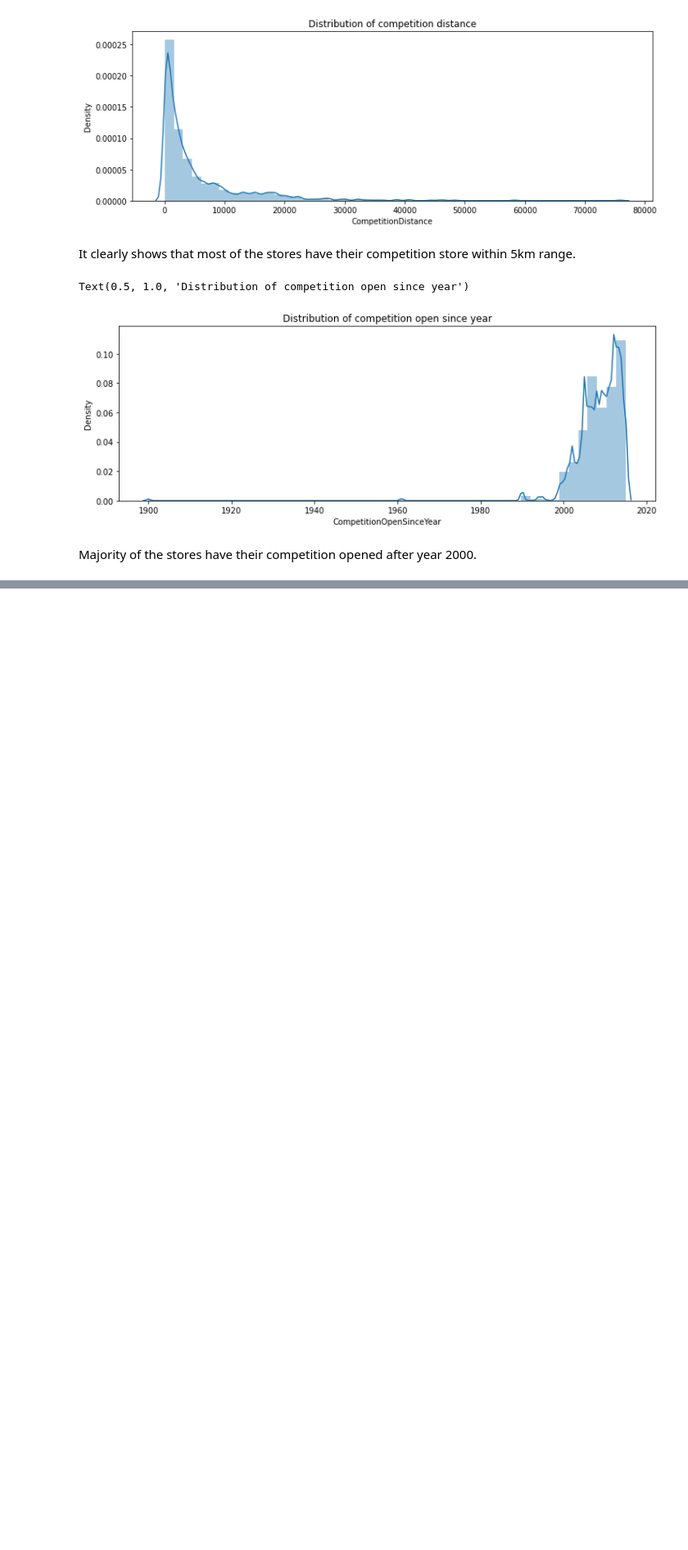
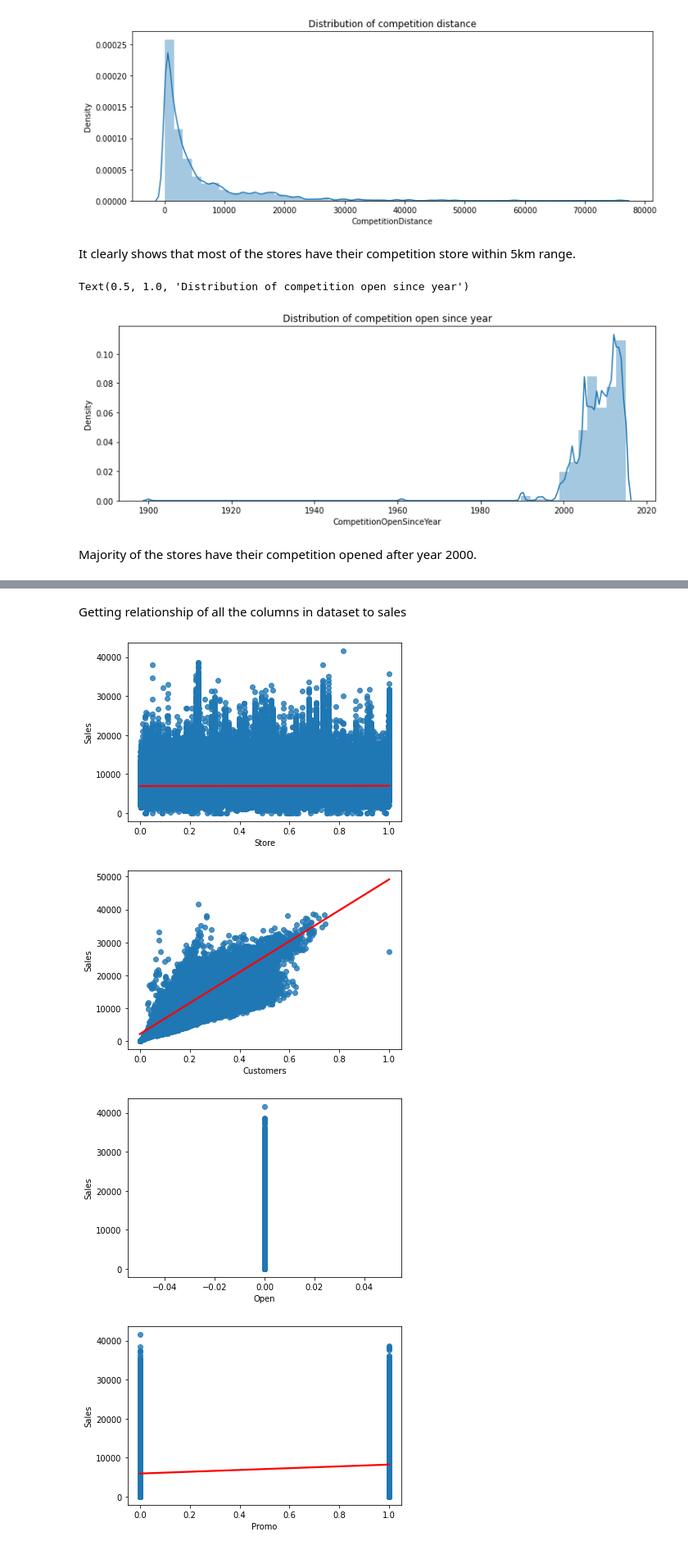
Before and after one commit to vak1997/Rossmann-Sales-Prediction, a Jupyter notebook: Rossmann_Sales_Prediction_Capstone_Project_2.ipynb, the cells around one changed output, grey strips where cells are left out. Shown: that part at 82% size. Drawn from its saved outputs; the diff is of its cells as text; code cells hidden in the pictures; blank space fills up the shorter version.

```diff
--- a/Rossmann_Sales_Prediction_Capstone_Project_2.ipynb
+++ b/Rossmann_Sales_Prediction_Capstone_Project_2.ipynb
@@ -461,0 +483,6 @@ Majority of the stores have their competition opened after year 2000.
+# %%
+# y is dependent variable (output)
+y=training_df['Sales'].copy()
+# x is training variable
+x=training_df.copy()
+del x['Sales'],x['PromoInterval'],x['Date']
@@ -461,0 +491,3 @@ Majority of the stores have their competition opened after year 2000.
+# %%
+#convert days of week to category
+x['DayOfWeek']=x['DayOfWeek'].astype('str')
@@ -461,0 +497,3 @@ Majority of the stores have their competition opened after year 2000.
+# %%
+# create numeric columns list
+num_col=x.select_dtypes(include=np.number).columns.tolist()
@@ -461,0 +503,5 @@ Majority of the stores have their competition opened after year 2000.
+# %%
+#Let's scale numeric values to the 0 to 1 range.
+scaler = MinMaxScaler().fit(x[num_col])
+x[num_col]= scaler.transform(x[num_col])
+training_df[num_col]=scaler.transform(training_df[num_col])
@@ -461,0 +525,13 @@ Majority of the stores have their competition opened after year 2000.
+# %% [markdown]
+Getting relationship of all the columns in dataset to sales
+# %%
+#ploting Regression plot of each numeric columns of dataset v/s Sales
+
+for col in num_col:
+  sns.regplot(x=x[col],y=y,line_kws={"color": "red"})
+  plt.show()
+# %% [output]
+[figure, added]
+[figure, added]
+[figure, added]
+[figure, added]
```
Also changed, not shown: parts of 20 cells of this notebook.
